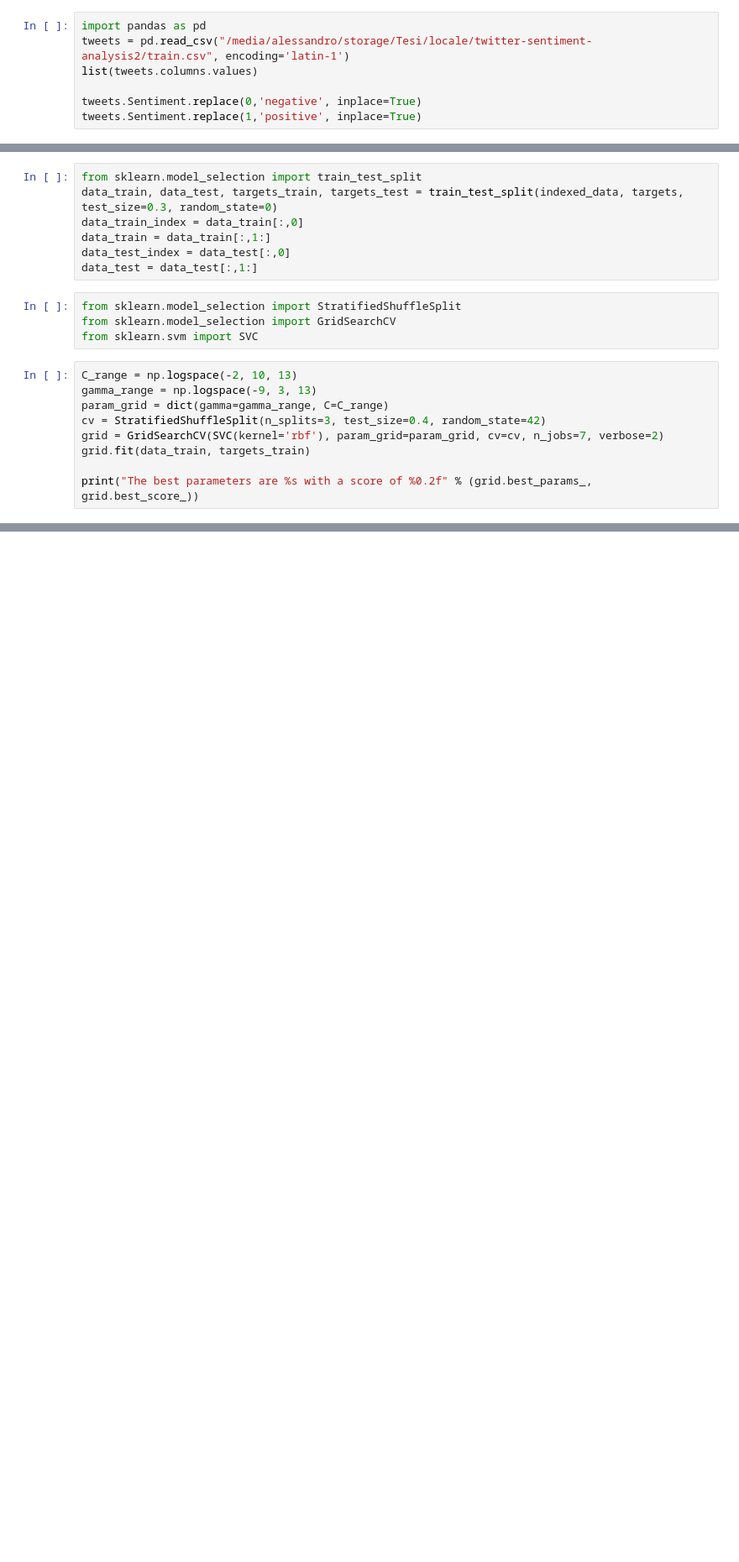
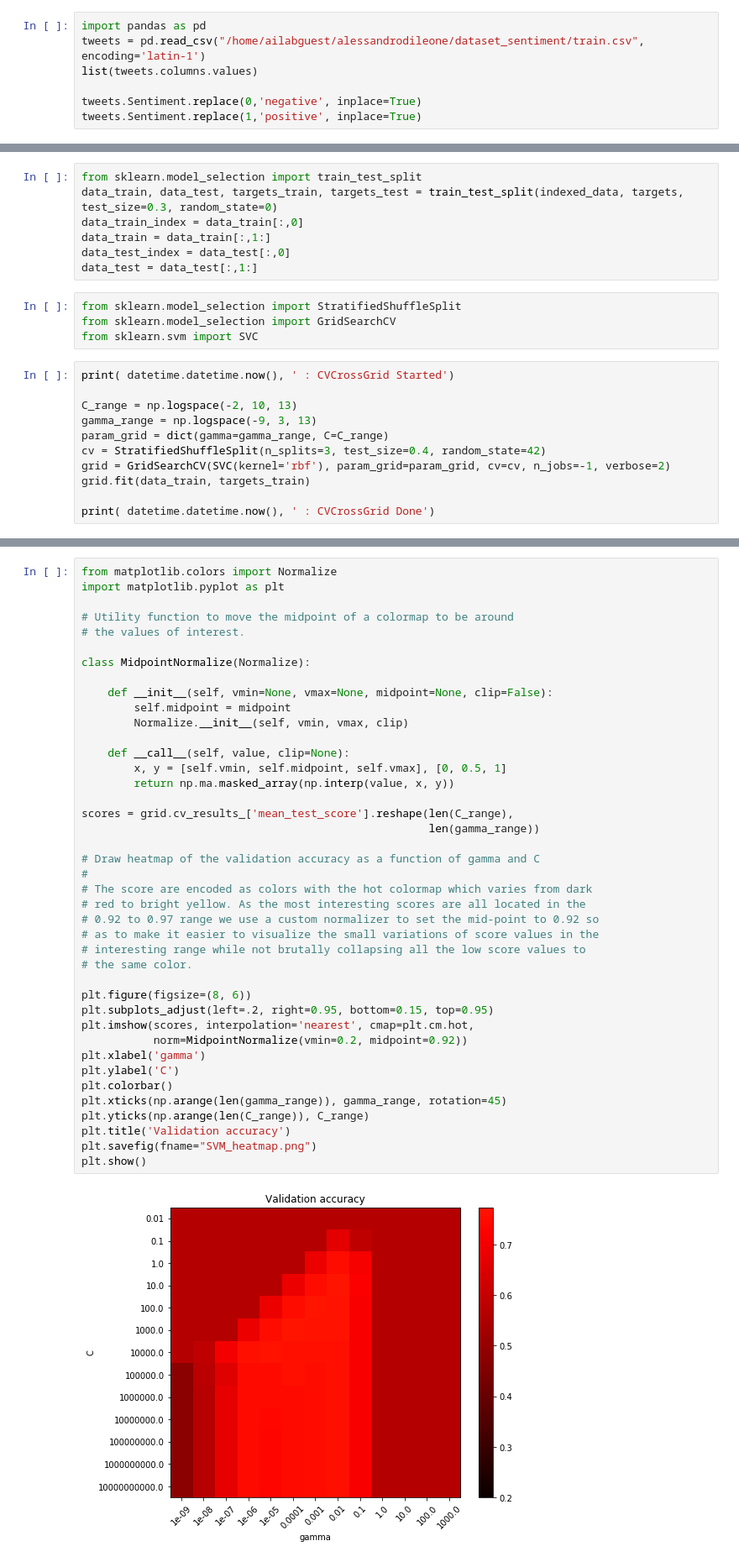
Before and after one commit to adileone/Community-Detection-and-Recommender-Systems, a Jupyter notebook: RBF_SVMclassificationSentiment_CVGrid.ipynb, the cells around one changed output, grey strips where cells are left out. Shown at 84% size. Saved outputs shown, nothing was run; the diff lists cells and outputs as text; blank space fills up the shorter version.

Commit message:
CV grid

```diff
--- a/RBF_SVMclassificationSentiment_CVGrid.ipynb
+++ b/RBF_SVMclassificationSentiment_CVGrid.ipynb
@@ -1,6 +7,6 @@
 # %%
 import pandas as pd
-tweets = pd.read_csv("/media/alessandro/storage/Tesi/locale/twitter-sentiment-analysis2/train.csv", encoding='latin-1')
+tweets = pd.read_csv("/home/ailabguest/alessandrodileone/dataset_sentiment/train.csv", encoding='latin-1')
 list(tweets.columns.values)
 
 tweets.Sentiment.replace(0,'negative', inplace=True)
@@ -57,12 +63,14 @@ from sklearn.model_selection import StratifiedShuffleSplit
 from sklearn.model_selection import GridSearchCV
 from sklearn.svm import SVC
 # %%
+print( datetime.datetime.now(), ' : CVCrossGrid Started')
+
 C_range = np.logspace(-2, 10, 13)
 gamma_range = np.logspace(-9, 3, 13)
 param_grid = dict(gamma=gamma_range, C=C_range)
 cv = StratifiedShuffleSplit(n_splits=3, test_size=0.4, random_state=42)
-grid = GridSearchCV(SVC(kernel='rbf'), param_grid=param_grid, cv=cv, n_jobs=7, verbose=2)
+grid = GridSearchCV(SVC(kernel='rbf'), param_grid=param_grid, cv=cv, n_jobs=-1, verbose=2)
 grid.fit(data_train, targets_train)
 
-print("The best parameters are %s with a score of %0.2f" % (grid.best_params_, grid.best_score_))
+print( datetime.datetime.now(), ' : CVCrossGrid Done')
 # %% [output]
@@ -75,0 +80,43 @@ KeyboardInterrupt:
+# %%
+from matplotlib.colors import Normalize
+import matplotlib.pyplot as plt
+
+# Utility function to move the midpoint of a colormap to be around
+# the values of interest.
+
+class MidpointNormalize(Normalize):
+
+    def __init__(self, vmin=None, vmax=None, midpoint=None, clip=False):
+        self.midpoint = midpoint
+        Normalize.__init__(self, vmin, vmax, clip)
+
+    def __call__(self, value, clip=None):
+        x, y = [self.vmin, self.midpoint, self.vmax], [0, 0.5, 1]
+        return np.ma.masked_array(np.interp(value, x, y))
+
+scores = grid.cv_results_['mean_test_score'].reshape(len(C_range),
+                                                     len(gamma_range))
+
+# Draw heatmap of the validation accuracy as a function of gamma and C
+#
+# The score are encoded as colors with the hot colormap which varies from dark
+# red to bright yellow. As the most interesting scores are all located in the
+# 0.92 to 0.97 range we use a custom normalizer to set the mid-point to 0.92 so
+# as to make it easier to visualize the small variations of score values in the
+# interesting range while not brutally collapsing all the low score values to
+# the same color.
+
+plt.figure(figsize=(8, 6))
+plt.subplots_adjust(left=.2, right=0.95, bottom=0.15, top=0.95)
+plt.imshow(scores, interpolation='nearest', cmap=plt.cm.hot,
+           norm=MidpointNormalize(vmin=0.2, midpoint=0.92))
+plt.xlabel('gamma')
+plt.ylabel('C')
+plt.colorbar()
+plt.xticks(np.arange(len(gamma_range)), gamma_range, rotation=45)
+plt.yticks(np.arange(len(C_range)), C_range)
+plt.title('Validation accuracy')
+plt.savefig(fname="SVM_heatmap.png")
+plt.show()
+# %% [output]
+[figure, added]
```
Also changed, not shown: parts of 15 cells of this notebook, 1 other file.
